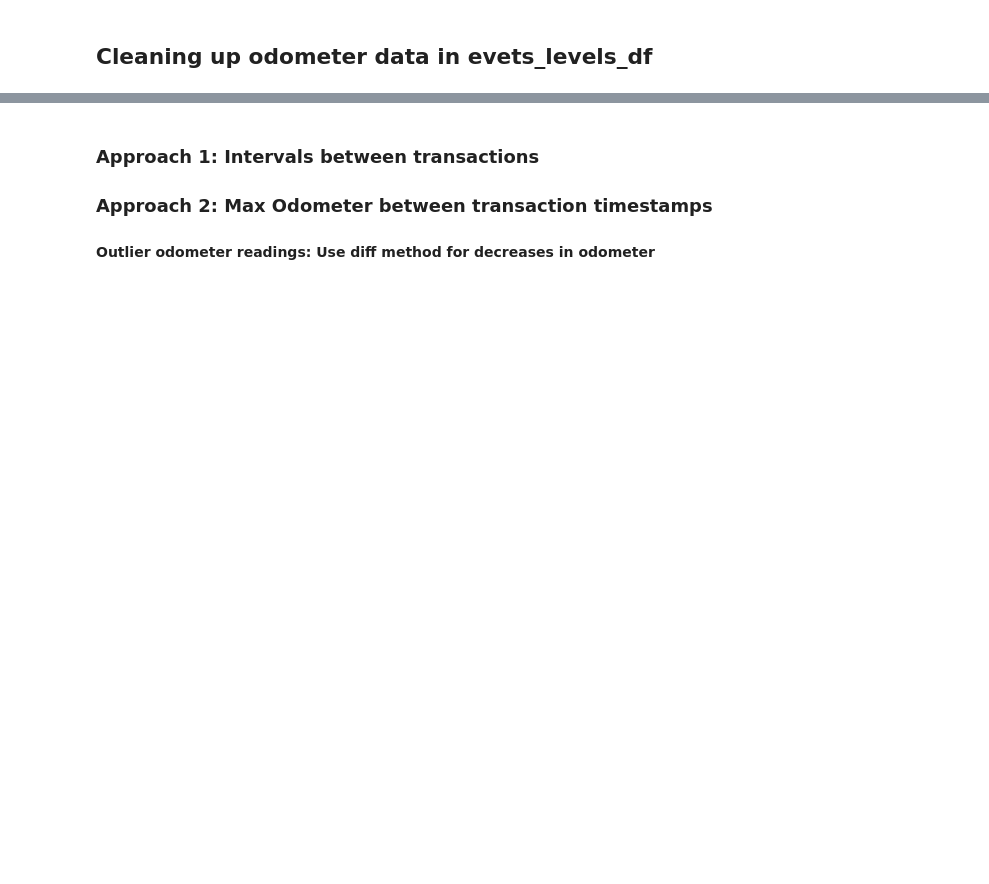
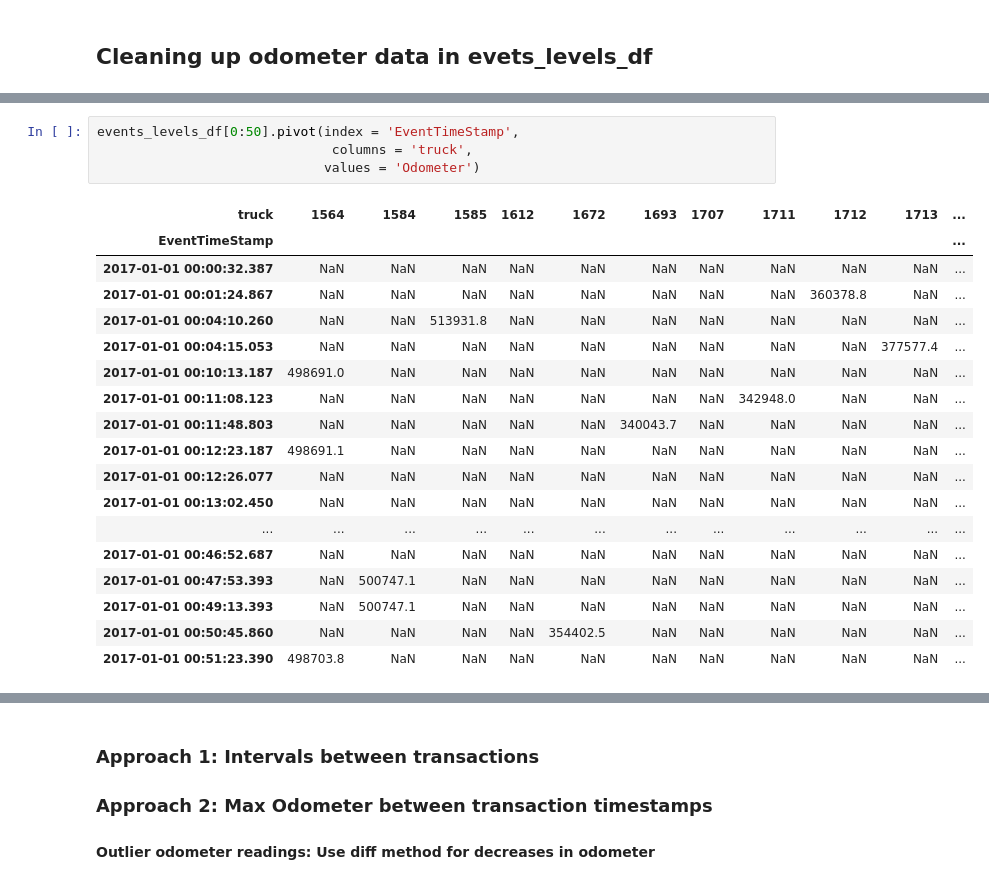
Before and after one commit to paulo-g-martinez/dq-6-fraud-detection, a Jupyter notebook: initial_import.ipynb, the cells around one changed output, grey strips where cells are left out. Drawn from its saved outputs; the diff is of its cells as text; blank space fills up the shorter version.

```diff
--- a/initial_import.ipynb
+++ b/initial_import.ipynb
@@ -342,0 +565,23 @@ plt.show()
+# %%
+events_levels_df[0:50].pivot(index = 'EventTimeStamp',
+                              columns = 'truck',
+                             values = 'Odometer')
+# %% [output]
+| truck | 1564 | 1584 | 1585 | 1612 | 1672 | 1693 | 1707 | 1711 | 1712 | 1713 | ... |
+| EventTimeStamp |  |  |  |  |  |  |  |  |  |  | ... |
+| 2017-01-01 00:00:32.387 | NaN | NaN | NaN | NaN | NaN | NaN | NaN | NaN | NaN | NaN | ... |
+| 2017-01-01 00:01:24.867 | NaN | NaN | NaN | NaN | NaN | NaN | NaN | NaN | 360378.8 | NaN | ... |
+| 2017-01-01 00:04:10.260 | NaN | NaN | 513931.8 | NaN | NaN | NaN | NaN | NaN | NaN | NaN | ... |
+| 2017-01-01 00:04:15.053 | NaN | NaN | NaN | NaN | NaN | NaN | NaN | NaN | NaN | 377577.4 | ... |
+| 2017-01-01 00:10:13.187 | 498691.0 | NaN | NaN | NaN | NaN | NaN | NaN | NaN | NaN | NaN | ... |
+| 2017-01-01 00:11:08.123 | NaN | NaN | NaN | NaN | NaN | NaN | NaN | 342948.0 | NaN | NaN | ... |
+| 2017-01-01 00:11:48.803 | NaN | NaN | NaN | NaN | NaN | 340043.7 | NaN | NaN | NaN | NaN | ... |
+| 2017-01-01 00:12:23.187 | 498691.1 | NaN | NaN | NaN | NaN | NaN | NaN | NaN | NaN | NaN | ... |
+| 2017-01-01 00:12:26.077 | NaN | NaN | NaN | NaN | NaN | NaN | NaN | NaN | NaN | NaN | ... |
+| 2017-01-01 00:13:02.450 | NaN | NaN | NaN | NaN | NaN | NaN | NaN | NaN | NaN | NaN | ... |
+| ... | ... | ... | ... | ... | ... | ... | ... | ... | ... | ... | ... |
+| 2017-01-01 00:46:52.687 | NaN | NaN | NaN | NaN | NaN | NaN | NaN | NaN | NaN | NaN | ... |
+| 2017-01-01 00:47:53.393 | NaN | 500747.1 | NaN | NaN | NaN | NaN | NaN | NaN | NaN | NaN | ... |
+| 2017-01-01 00:49:13.393 | NaN | 500747.1 | NaN | NaN | NaN | NaN | NaN | NaN | NaN | NaN | ... |
+| 2017-01-01 00:50:45.860 | NaN | NaN | NaN | NaN | 354402.5 | NaN | NaN | NaN | NaN | NaN | ... |
+| 2017-01-01 00:51:23.390 | 498703.8 | NaN | NaN | NaN | NaN | NaN | NaN | NaN | NaN | NaN | ... |
```
Also changed, not shown: parts of 31 cells of this notebook.
